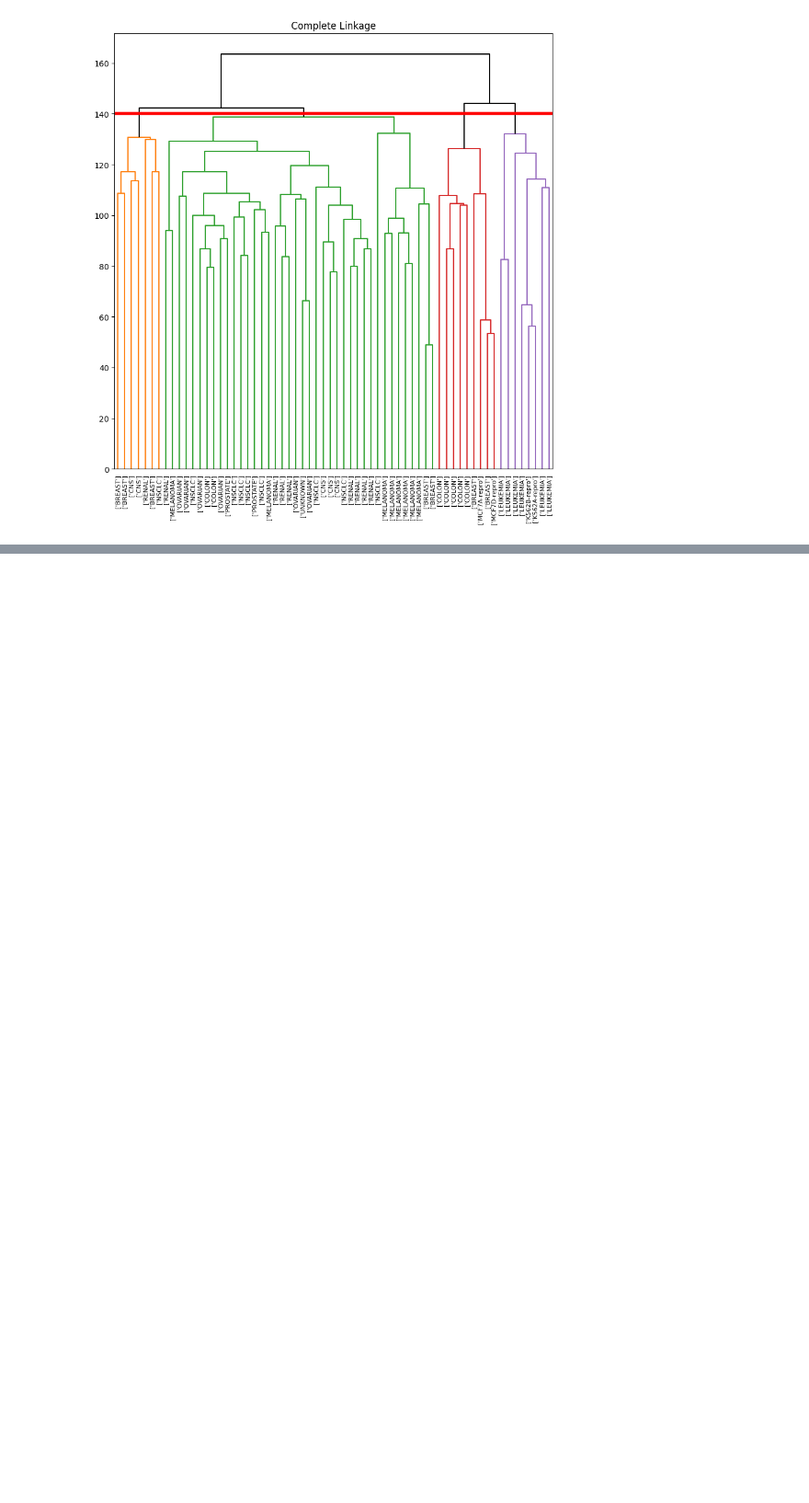
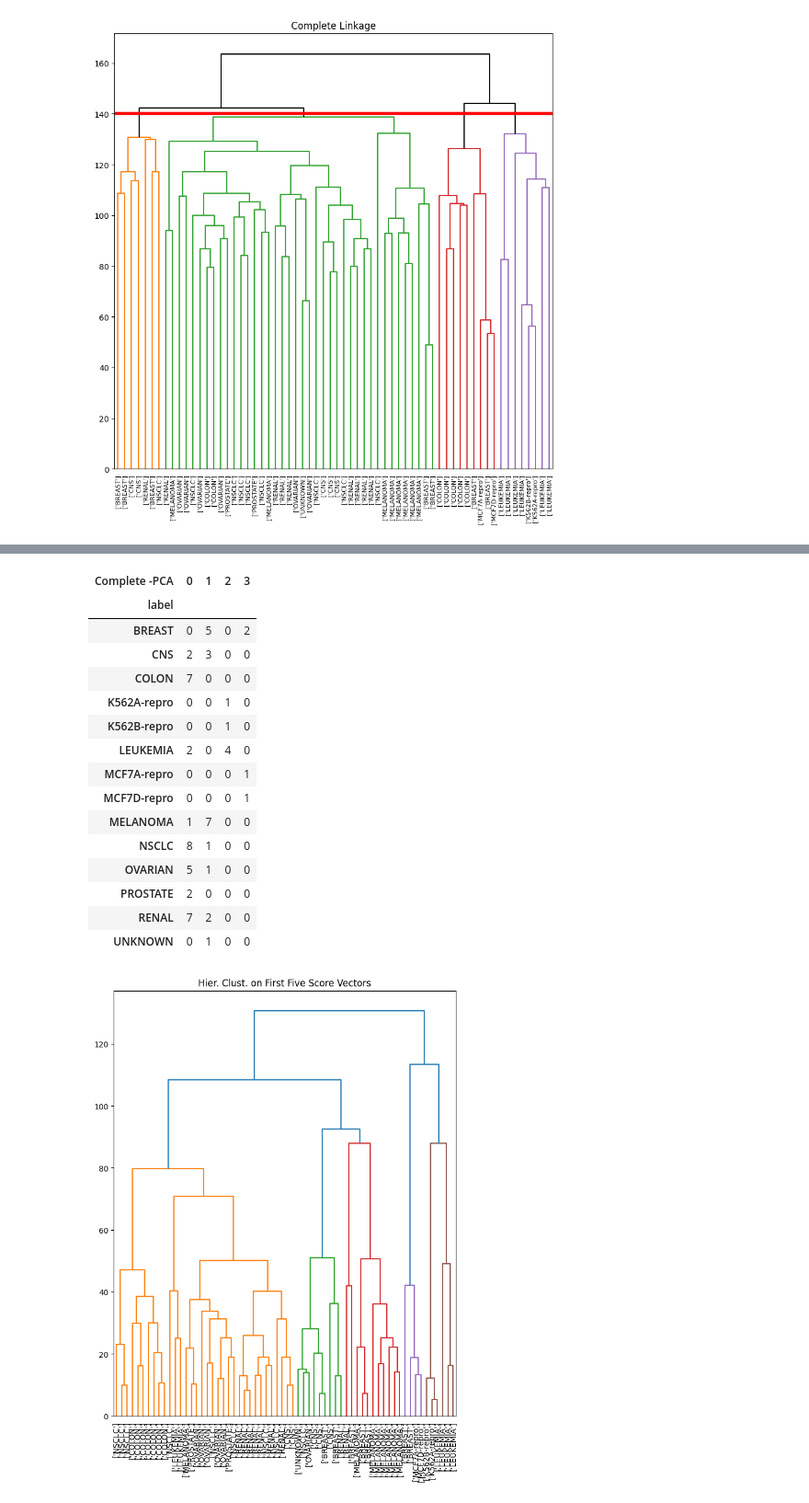
Before and after one commit to zabiAzimy/ISLP_PCA_HClust, a Jupyter notebook: PCA_HClust.ipynb, the cells around one changed output, grey strips where cells are left out. Shown: that part at 92% size. Saved outputs shown, nothing was run; the diff lists cells and outputs as text; code cells hidden in the pictures; blank space fills up the shorter version.

```diff
--- a/PCA_HClust.ipynb
+++ b/PCA_HClust.ipynb
@@ -216,0 +232,36 @@ fig.savefig(fname="cut_tree_dendo")
+# %%
+hc_pca = HClust(n_clusters=None ,
+                distance_threshold =0,
+                linkage='complete'
+                ).fit(nci_scores [: ,:5])
+
+linkage_pca = compute_linkage(hc_pca)
+fig , ax = plt.subplots(figsize =(10 ,10))
+dendrogram(linkage_pca ,
+            labels=np.asarray(nci_labs),
+            leaf_font_size =10,
+            ax=ax ,
+            )
+ax.set_title("Hier. Clust. on First Five Score Vectors")
+pca_labels = pd.Series(cut_tree(linkage_pca ,
+                        n_clusters =4).reshape (-1),
+                        name='Complete -PCA')
+pd.crosstab(nci_labs['label'], pca_labels)
+# %% [output]
+| Complete -PCA | 0 | 1 | 2 | 3 |
+| label |  |  |  |  |
+| BREAST | 0 | 5 | 0 | 2 |
+| CNS | 2 | 3 | 0 | 0 |
+| COLON | 7 | 0 | 0 | 0 |
+| K562A-repro | 0 | 0 | 1 | 0 |
+| K562B-repro | 0 | 0 | 1 | 0 |
+| LEUKEMIA | 2 | 0 | 4 | 0 |
+| MCF7A-repro | 0 | 0 | 0 | 1 |
+| MCF7D-repro | 0 | 0 | 0 | 1 |
+| MELANOMA | 1 | 7 | 0 | 0 |
+| NSCLC | 8 | 1 | 0 | 0 |
+| OVARIAN | 5 | 1 | 0 | 0 |
+| PROSTATE | 2 | 0 | 0 | 0 |
+| RENAL | 7 | 2 | 0 | 0 |
+| UNKNOWN | 0 | 1 | 0 | 0 |
+[figure, added]
```
Also changed, not shown: parts of 1 cell of this notebook.
